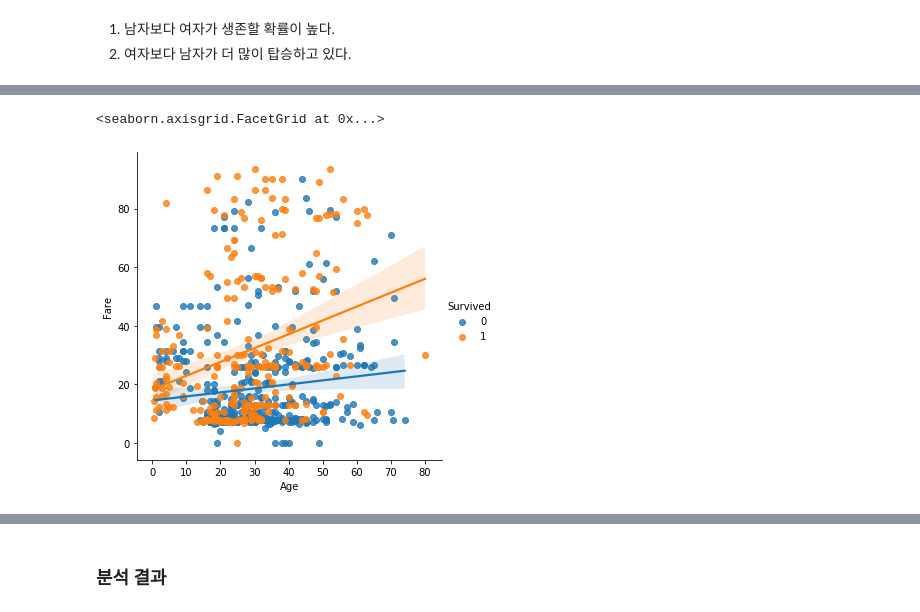
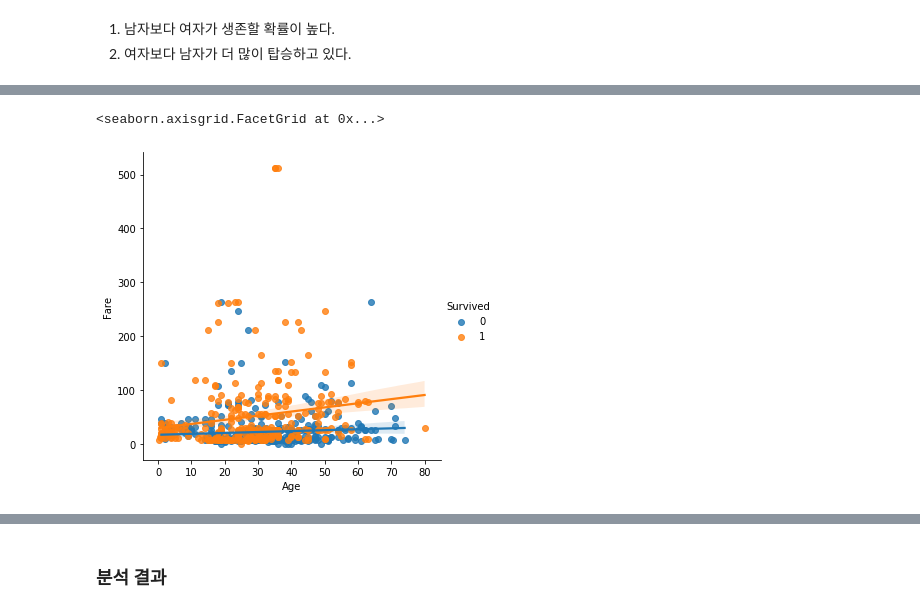
Before and after one commit to dsw2xxx/Kaggle-Titanic, a Jupyter notebook: prediction-titanic.ipynb, the cells around one changed output, grey strips where cells are left out. Saved outputs shown, nothing was run; the diff lists cells and outputs as text; code cells hidden in the pictures.

```diff
--- a/prediction-titanic.ipynb
+++ b/prediction-titanic.ipynb
@@ -205,5 +336,5 @@ revised_data = train['Fare'] < 100
 # %%
-sns.lmplot(data=revised_data, x='Age', y='Fare', hue='Survived')
+sns.lmplot(data=df_train, x='Age', y='Fare', hue='Survived')
 # %% [output]
 <seaborn.axisgrid.FacetGrid at 0x...>
-[figure, old version]
+[figure, new version]
```
Also changed, not shown: parts of 96 cells of this notebook.
